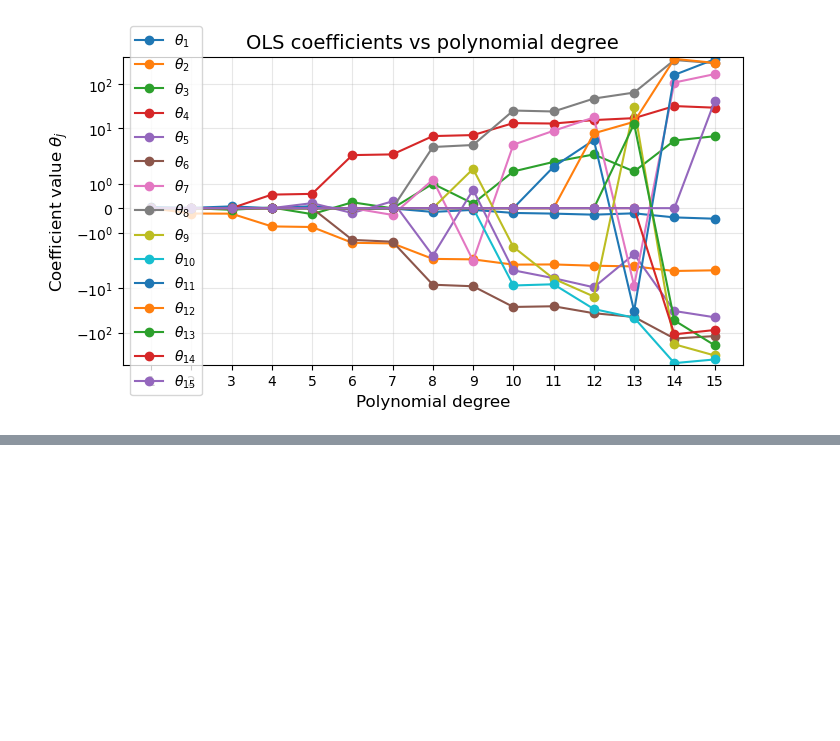
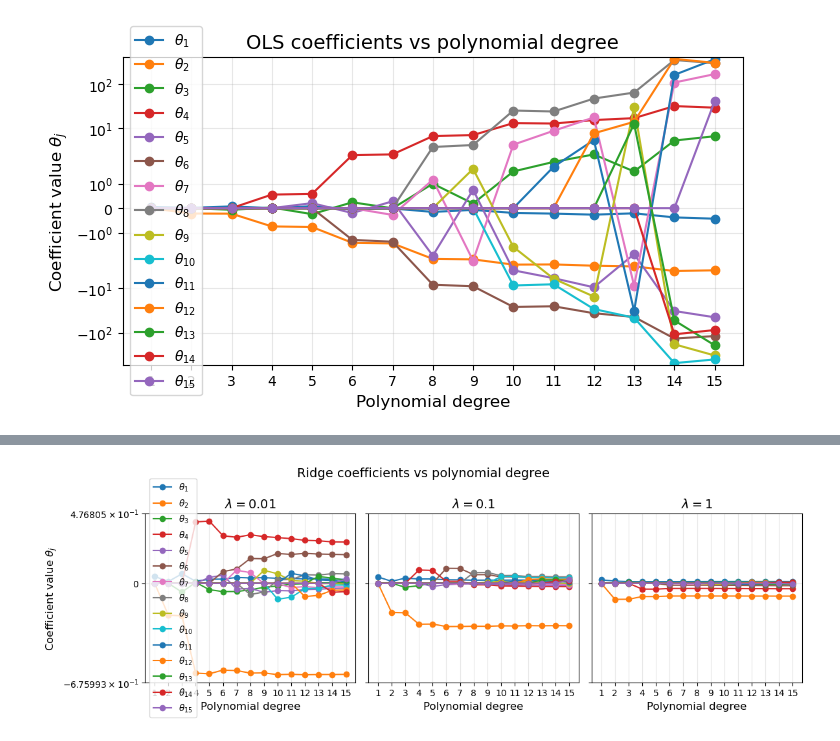
Before and after one commit to AbdulTorkerull/FYS-STK4155-Project-1, a Jupyter notebook: FYS-STK4155_Project.ipynb, the cells around one changed output, grey strips where cells are left out. Cells and saved outputs as stored; diff of their text form; code cells hidden in the pictures; blank space fills up the shorter version.

```diff
--- a/FYS-STK4155_Project.ipynb
+++ b/FYS-STK4155_Project.ipynb
@@ -167,3 +283,32 @@ plt.grid(True, alpha=0.3)
+# %%
+def excercise_1b_plot2(theta_OLS_list, p, lambdas):
+    degrees = np.arange(1, p)
+
+    fig, axes = plt.subplots(1, len(lambdas), figsize=(3.5 * len(lambdas), 4), sharey=True)
+
+    for l in range(len(lambdas)):
+        ax = axes[l]
+
+        for i in range(p - 1):
+            ax.plot(degrees, theta_OLS_list[:, i, l], marker="o", label=rf"$\theta_{{{i + 1}}}$")
+
+        ax.set_xlabel("Polynomial degree", fontsize=12)
+        ax.set_title(rf"$\lambda = {lambdas[l]}$", fontsize=14)
+        ax.set_xticks(degrees)
+        ax.set_yscale("symlog")
+        ax.grid(True, alpha=0.3)
+
+    axes[0].set_ylabel(r"Coefficient value $\theta_j$", fontsize=12)
+
+    axes[0].legend(loc="center left")
+
+    fig.suptitle("Ridge coefficients vs polynomial degree", fontsize=14)
+    fig.tight_layout()
+    plt.show()
+
+excercise_1b_plot2(theta_OLS_list_b, p, lambdas)
+# %% [output]
+[figure, added]
 # %%
 def k_fold(x, k):
     """Function for splitting data into K parts"""
```
Also changed, not shown: parts of 9 cells of this notebook.
